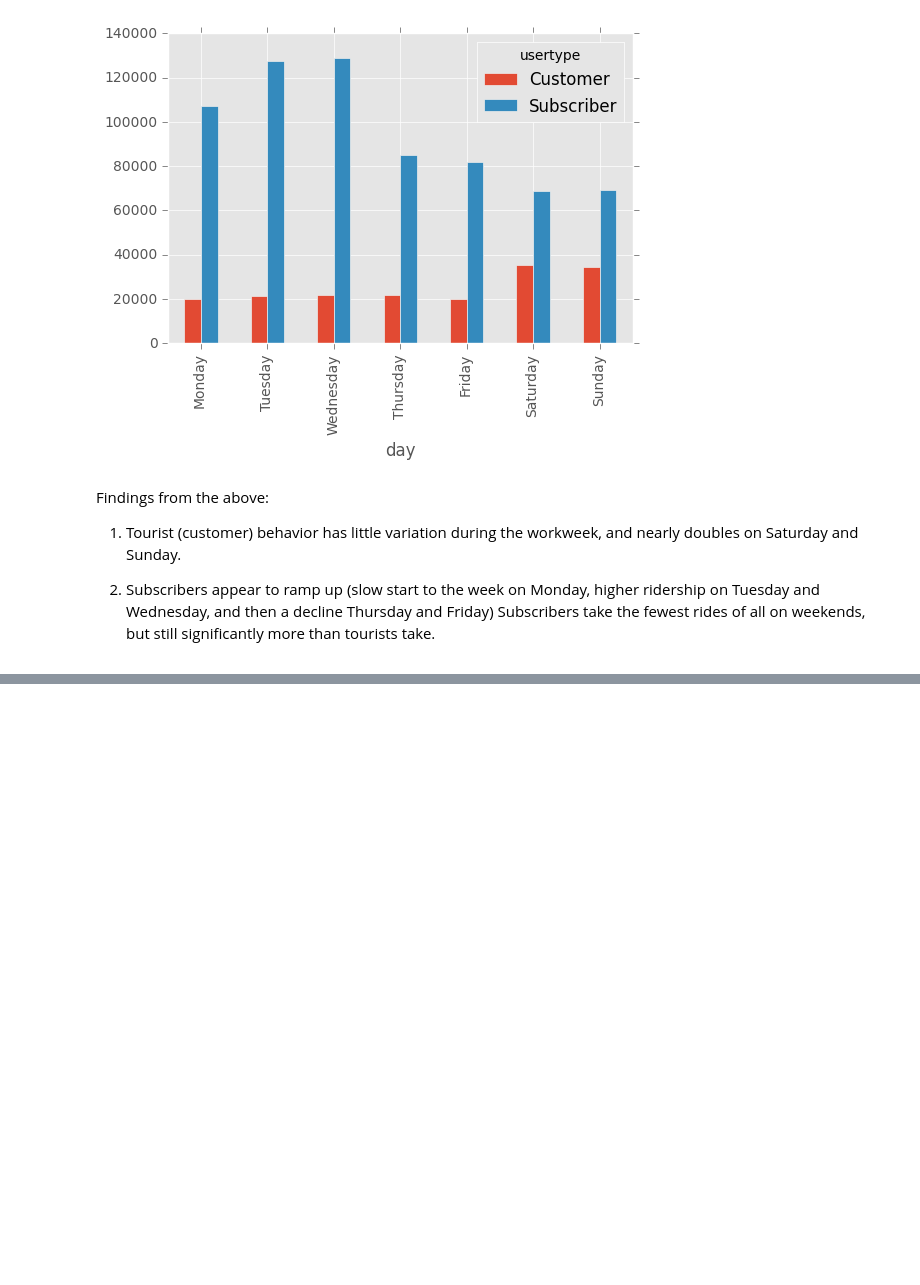
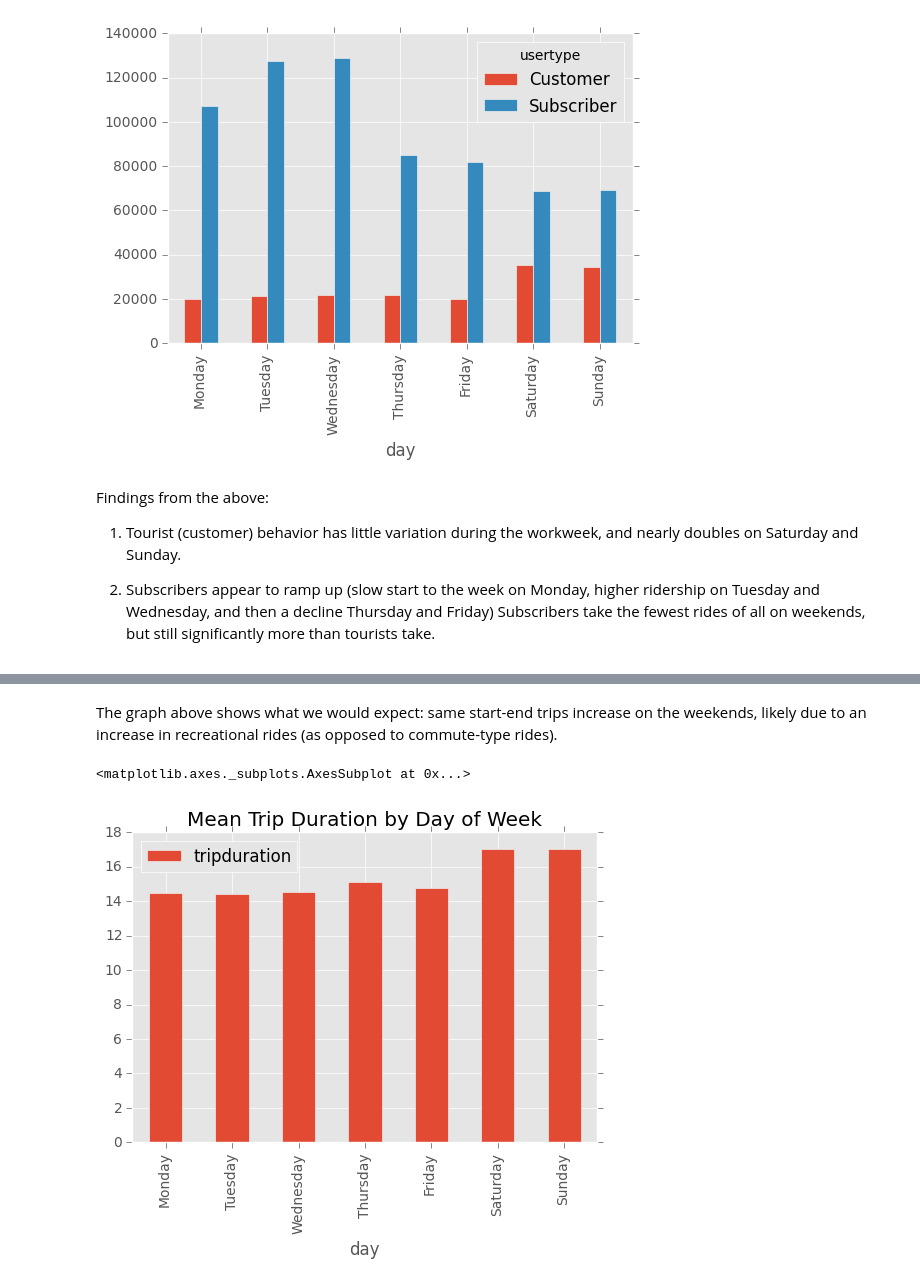
Before and after one commit to benrobinson88/CitiBike-Usage-Analysis, a Jupyter notebook: CitiBike Time Data-checkpoint.ipynb, the cells around one changed output, grey strips where cells are left out. Cells and saved outputs as stored; diff of their text form; code cells hidden in the pictures; blank space fills up the shorter version.

```diff
--- a/CitiBike Time Data-checkpoint.ipynb
+++ b/CitiBike Time Data-checkpoint.ipynb
@@ -185,0 +222,15 @@ Findings from the above:
+# %% [markdown]
+The graph above shows what we would expect:  same start-end trips increase on the weekends, likely due to an increase in recreational rides (as opposed to commute-type rides).
+# %%
+#Next question:  what does ride duration look like, based on day of week?
+df_grouped4 = df.groupby(['day']).mean().tripduration.reset_index()
+#df_grouped.head(7)
+
+weekdays = ['Monday', 'Tuesday', 'Wednesday', 'Thursday', 'Friday', 'Saturday', 'Sunday']
+mapping = {day: i for i, day in enumerate(weekdays)}
+key = df_grouped4['day'].map(mapping)
+df_grouped4=df_grouped4.iloc[key.argsort()]
+df_grouped4.plot(kind='bar', x = 'day', title = 'Mean Trip Duration by Day of Week')
+# %% [output]
+<matplotlib.axes._subplots.AxesSubplot at 0x...>
+[figure, added]
```
Also changed, not shown: parts of 11 cells of this notebook.
